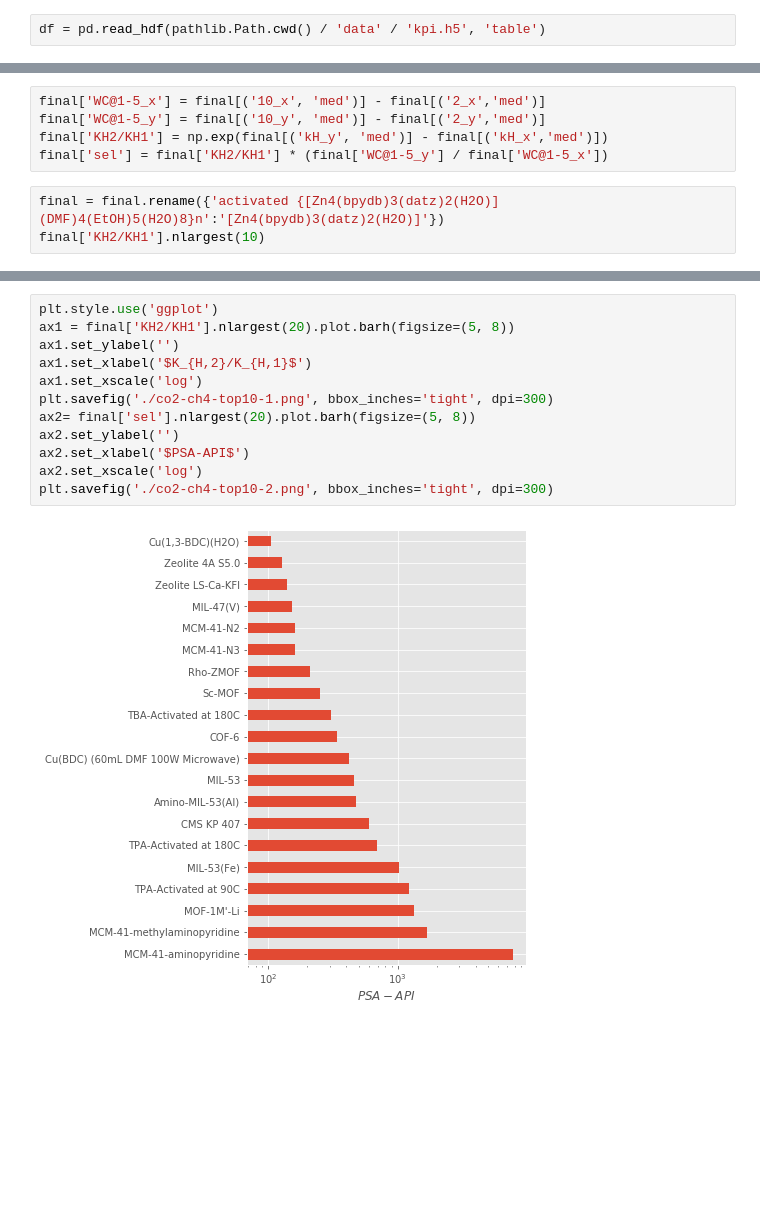
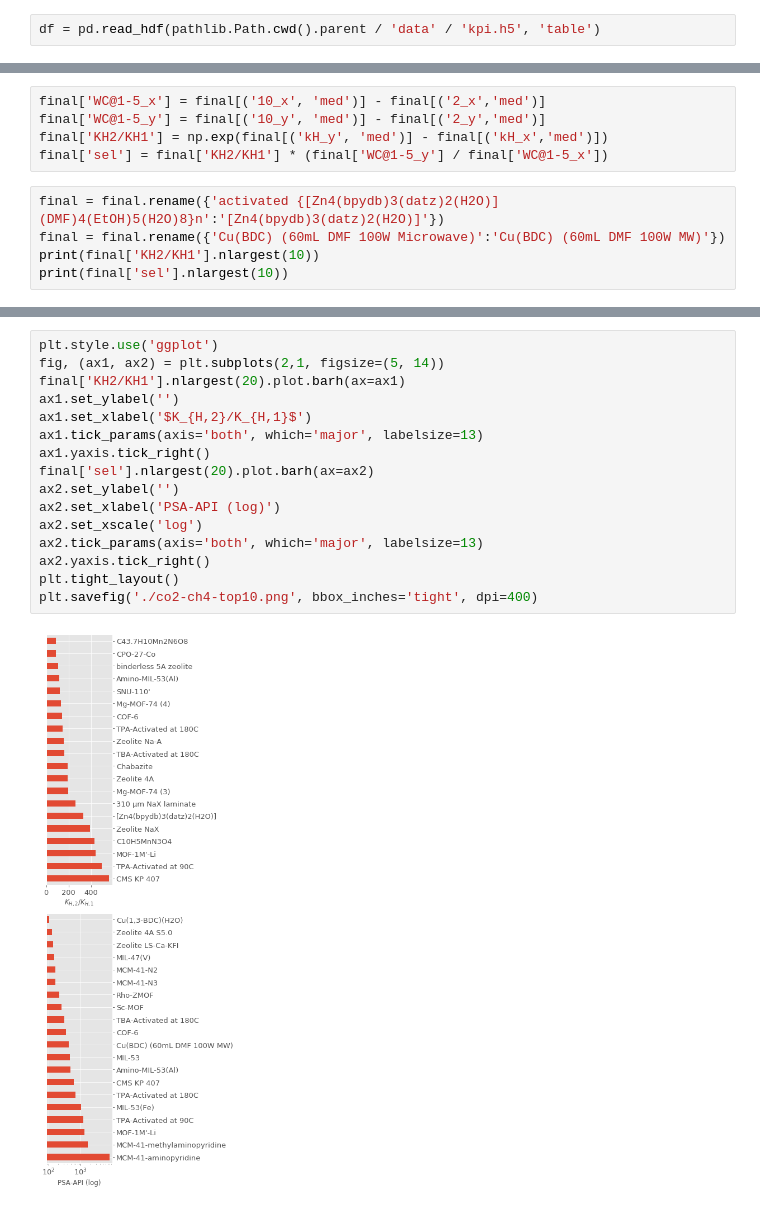
Before and after one commit to pauliacomi/separation-explorer, a Jupyter notebook: notebooks/process-isotherms.ipynb, the cells around one changed output, grey strips where cells are left out. Cells and saved outputs as stored; diff of their text form; blank space fills up the shorter version.

```diff
--- a/notebooks/process-isotherms.ipynb
+++ b/notebooks/process-isotherms.ipynb
@@ -122,4 +113,4 @@ with shelve.open(iso_packed) as packed_dict:
 
 Example methods are given for processing the dataset when filtered based on two adsorbents, a temperature range and the isotherm type.
 # %%
-df = pd.read_hdf(pathlib.Path.cwd() / 'data' / 'kpi.h5', 'table')
+df = pd.read_hdf(pathlib.Path.cwd().parent / 'data' / 'kpi.h5', 'table')
@@ -214,7 +194,9 @@ final['KH2/KH1'] = np.exp(final[('kH_y', 'med')] - final[('kH_x','med')])
 final['sel'] = final['KH2/KH1'] * (final['WC@1-5_y'] / final['WC@1-5_x'])
 # %%
 final = final.rename({'activated {[Zn4(bpydb)3(datz)2(H2O)](DMF)4(EtOH)5(H2O)8}n':'[Zn4(bpydb)3(datz)2(H2O)]'})
-final['KH2/KH1'].nlargest(10)
+final = final.rename({'Cu(BDC) (60mL DMF 100W Microwave)':'Cu(BDC) (60mL DMF 100W MW)'})
+print(final['KH2/KH1'].nlargest(10))
+print(final['sel'].nlargest(10))
 # %% [output]
 mat
 CMS KP 407                   564.259252
@@ -231,14 +218,18 @@ Name: KH2/KH1, dtype: float64
 # %%
 plt.style.use('ggplot')
-ax1 = final['KH2/KH1'].nlargest(20).plot.barh(figsize=(5, 8))
+fig, (ax1, ax2) = plt.subplots(2,1, figsize=(5, 14))
+final['KH2/KH1'].nlargest(20).plot.barh(ax=ax1)
 ax1.set_ylabel('')
 ax1.set_xlabel('$K_{H,2}/K_{H,1}$')
-ax1.set_xscale('log')
-plt.savefig('./co2-ch4-top10-1.png', bbox_inches='tight', dpi=300)
-ax2= final['sel'].nlargest(20).plot.barh(figsize=(5, 8))
+ax1.tick_params(axis='both', which='major', labelsize=13)
+ax1.yaxis.tick_right()
+final['sel'].nlargest(20).plot.barh(ax=ax2)
 ax2.set_ylabel('')
-ax2.set_xlabel('$PSA-API$')
+ax2.set_xlabel('PSA-API (log)')
 ax2.set_xscale('log')
-plt.savefig('./co2-ch4-top10-2.png', bbox_inches='tight', dpi=300)
+ax2.tick_params(axis='both', which='major', labelsize=13)
+ax2.yaxis.tick_right()
+plt.tight_layout()
+plt.savefig('./co2-ch4-top10.png', bbox_inches='tight', dpi=400)
 # %% [output]
-[figure, old version]
+[figure, new version]
```
Also changed, not shown: parts of 8 cells of this notebook, 4 other files.
